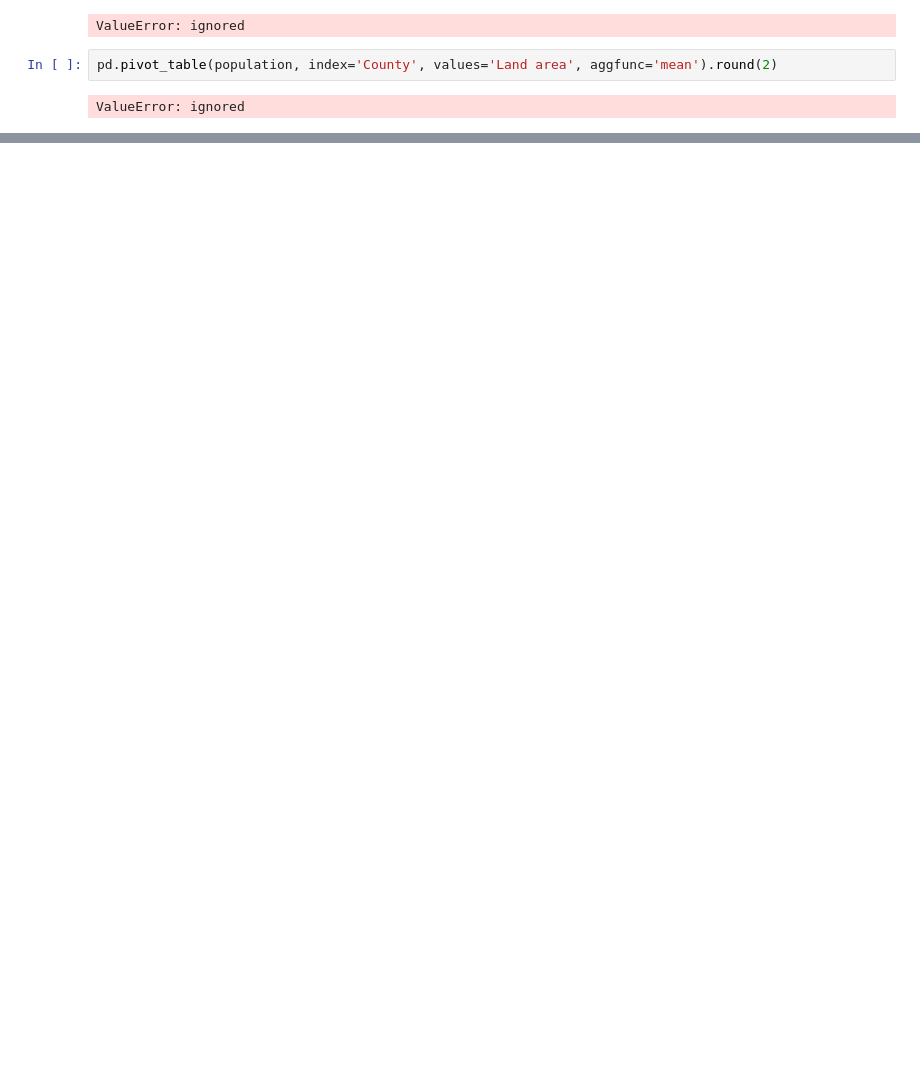
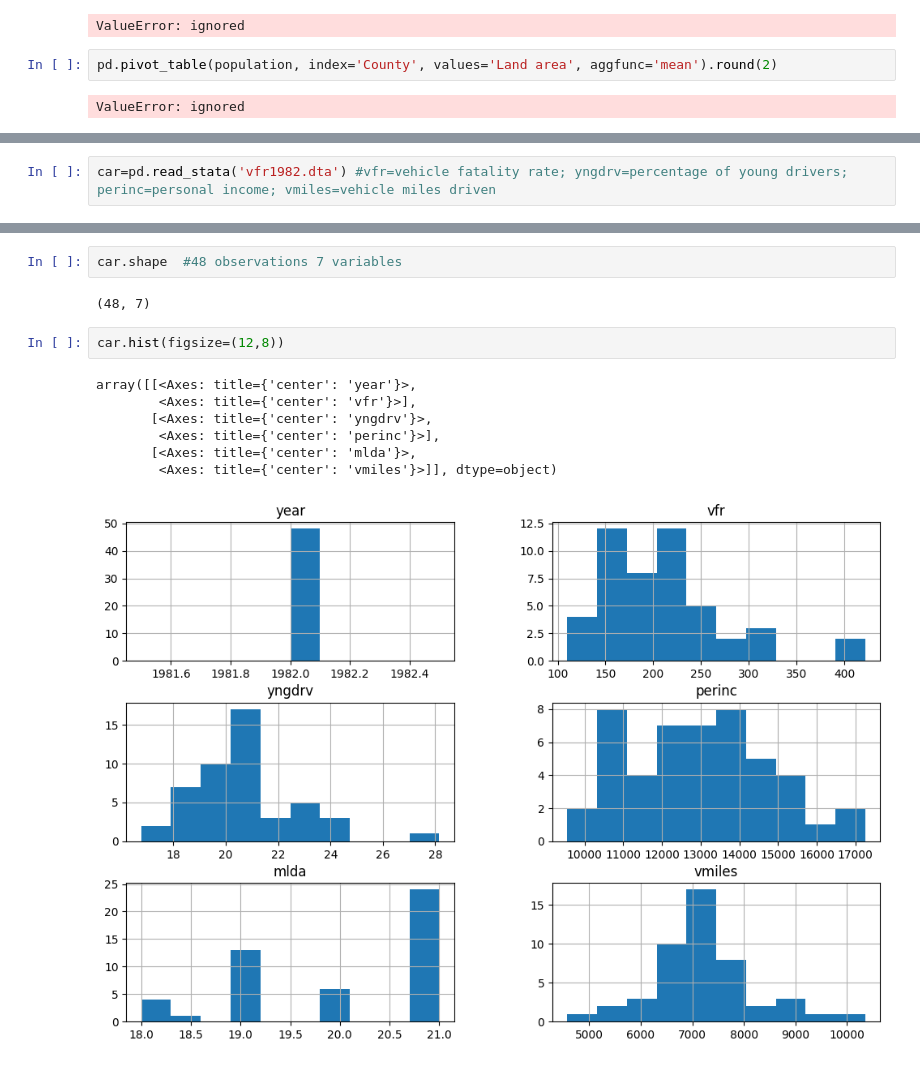
Before and after one commit to shimjide123/datman, a Jupyter notebook: Yu_Nong_ps1_data_management.ipynb, the cells around one changed output, grey strips where cells are left out. Saved outputs shown, nothing was run; the diff lists cells and outputs as text; blank space fills up the shorter version.

```diff
--- a/Yu_Nong_ps1_data_management.ipynb
+++ b/Yu_Nong_ps1_data_management.ipynb
@@ -459,0 +469,2 @@ ValueError: ignored
+# %%
+car=pd.read_stata('vfr1982.dta') #vfr=vehicle fatality rate; yngdrv=percentage of young drivers; perinc=personal income; vmiles=vehicle miles driven
@@ -459,0 +482,14 @@ ValueError: ignored
+# %%
+car.shape  #48 observations 7 variables
+# %% [output]
+(48, 7)
+# %%
+car.hist(figsize=(12,8))
+# %% [output]
+array([[<Axes: title={'center': 'year'}>,
+        <Axes: title={'center': 'vfr'}>],
+       [<Axes: title={'center': 'yngdrv'}>,
+        <Axes: title={'center': 'perinc'}>],
+       [<Axes: title={'center': 'mlda'}>,
+        <Axes: title={'center': 'vmiles'}>]], dtype=object)
+[figure, added]
```
Also changed, not shown: parts of 24 cells of this notebook.
